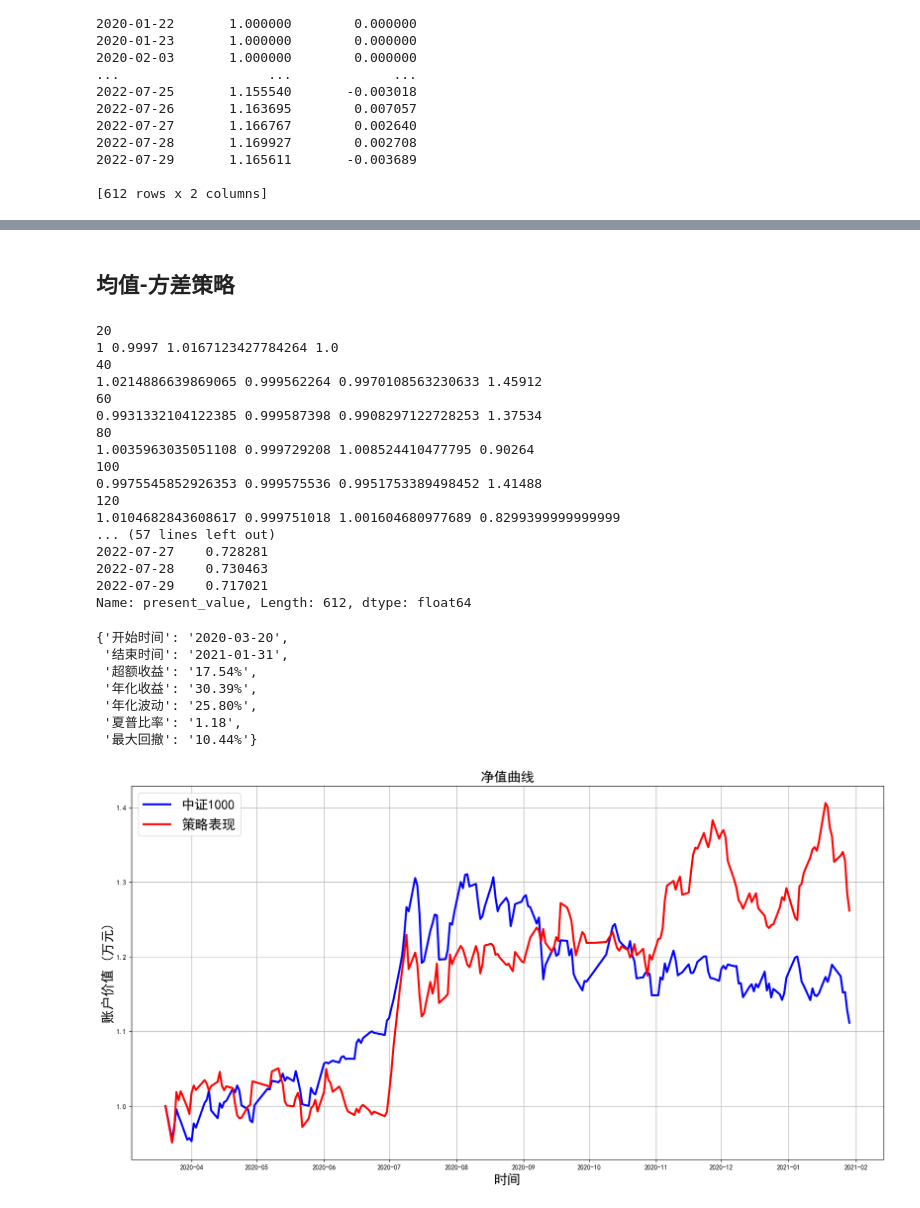
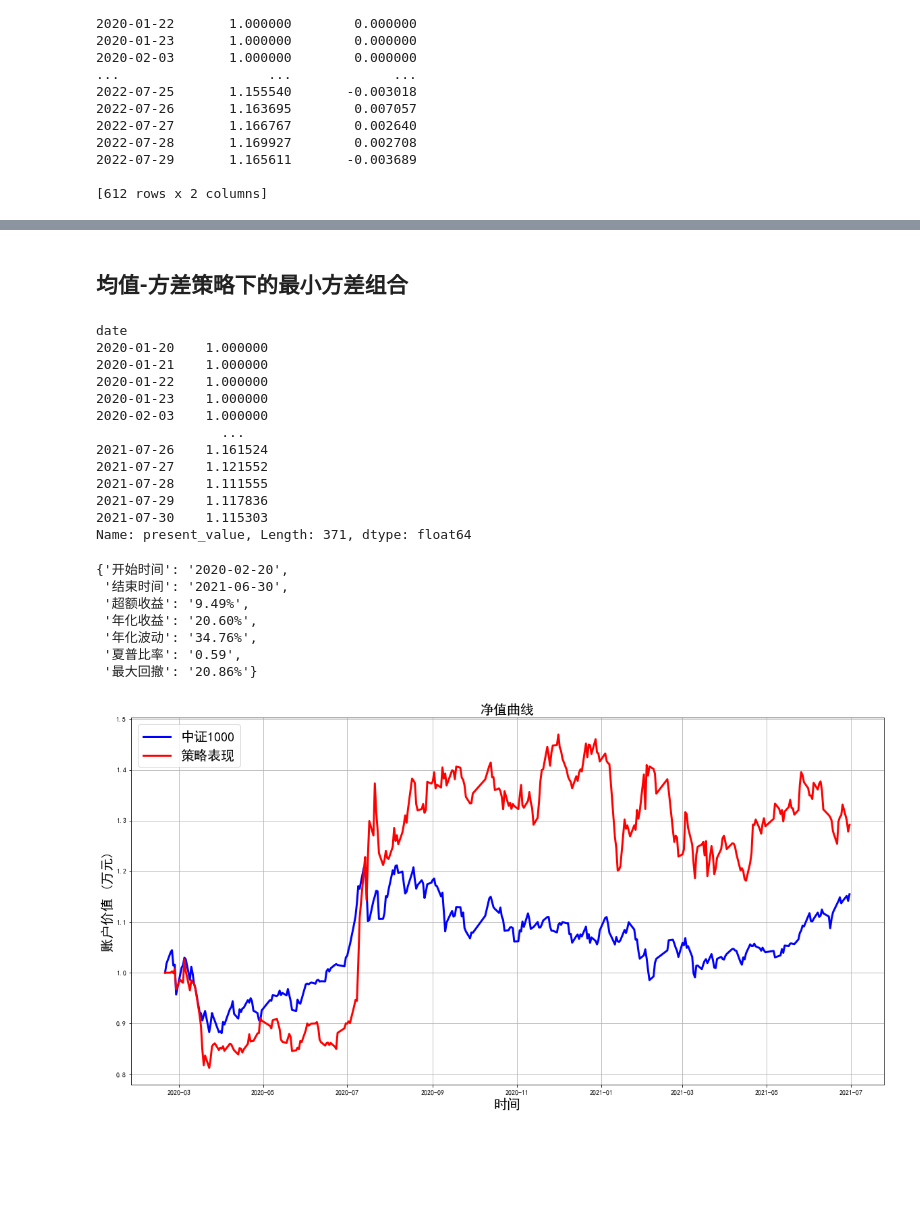
Before and after one commit to bmlang/quant_homework, a Jupyter notebook: your_repo/test.ipynb, the cells around one changed output, grey strips where cells are left out. Cells and saved outputs as stored; diff of their text form; code cells hidden in the pictures; blank space fills up the shorter version.

```diff
--- a/your_repo/test.ipynb
+++ b/your_repo/test.ipynb
@@ -75,37 +60,36 @@ performance(start_time="2020-01-20", end_time="2022-07-31", pv=result[0]["presen
  '最大回撤': '23.48%'}
 [figure]
 # %% [markdown]
-## 均值-方差策略
+## 均值-方差策略下的最小方差组合
+# %%
+stock_data = feather.read_dataframe("../data/stk_daily.feather")
 # %%
-result = Mean_Variance_strategy(start_time= "2020-01-20", end_time="2020-07-31", freq= 20,
-                       stock_list = stock_data["stk_id"].unique()[:10], fee = 0.0003)
+#最小方差组合
+result_2 = Mean_Variance_strategy(start_time= "2020-01-20", end_time="2021-07-31", freq= 20,
+                       stock_list = stock_data["stk_id"].unique()[range(0,50,5)], fee = 0.0003)
 # %% [output]
-20
-1 0.9997 1.0167123427784264 1.0
-40
-1.0214886639869065 0.999562264 0.9970108563230633 1.45912
-60
-0.9931332104122385 0.999587398 0.9908297122728253 1.37534
-80
-1.0035963035051108 0.999729208 1.008524410477795 0.90264
-100
-0.9975545852926353 0.999575536 0.9951753389498452 1.41488
-120
-1.0104682843608617 0.999751018 1.001604680977689 0.8299399999999999
-... (57 lines left out)
-2022-07-27    0.728281
-2022-07-28    0.730463
-2022-07-29    0.717021
-Name: present_value, Length: 612, dtype: float64
+date
+2020-01-20    1.000000
+2020-01-21    1.000000
+2020-01-22    1.000000
+2020-01-23    1.000000
+2020-02-03    1.000000
+                ...
+2021-07-26    1.161524
+2021-07-27    1.121552
+2021-07-28    1.111555
+2021-07-29    1.117836
+2021-07-30    1.115303
+Name: present_value, Length: 371, dtype: float64
 # %%
-performance(start_time="2020-03-20", end_time="2021-01-31", pv=result[0], benchmark_name="中证1000").get_performance()
+performance(start_time="2020-02-20", end_time="2021-06-30", pv=result_2[0], benchmark_name="中证1000").get_performance()
 # %% [output]
-{'开始时间': '2020-03-20',
- '结束时间': '2021-01-31',
- '超额收益': '17.54%',
- '年化收益': '30.39%',
- '年化波动': '25.80%',
- '夏普比率': '1.18',
- '最大回撤': '10.44%'}
+{'开始时间': '2020-02-20',
+ '结束时间': '2021-06-30',
+ '超额收益': '9.49%',
+ '年化收益': '20.60%',
+ '年化波动': '34.76%',
+ '夏普比率': '0.59',
+ '最大回撤': '20.86%'}
-[figure, old version]
+[figure, new version]
 # %% [markdown]
```
Also changed, not shown: parts of 11 cells of this notebook.
